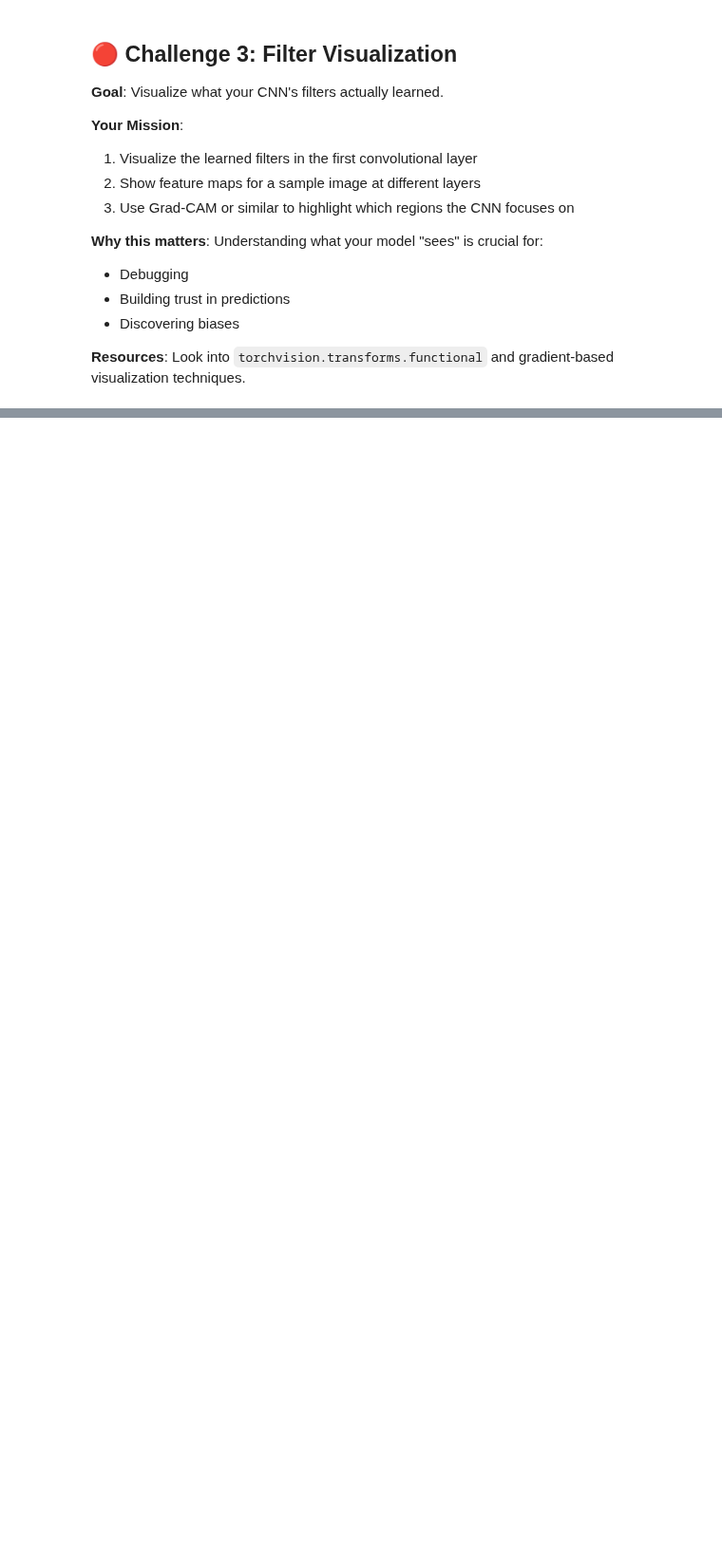
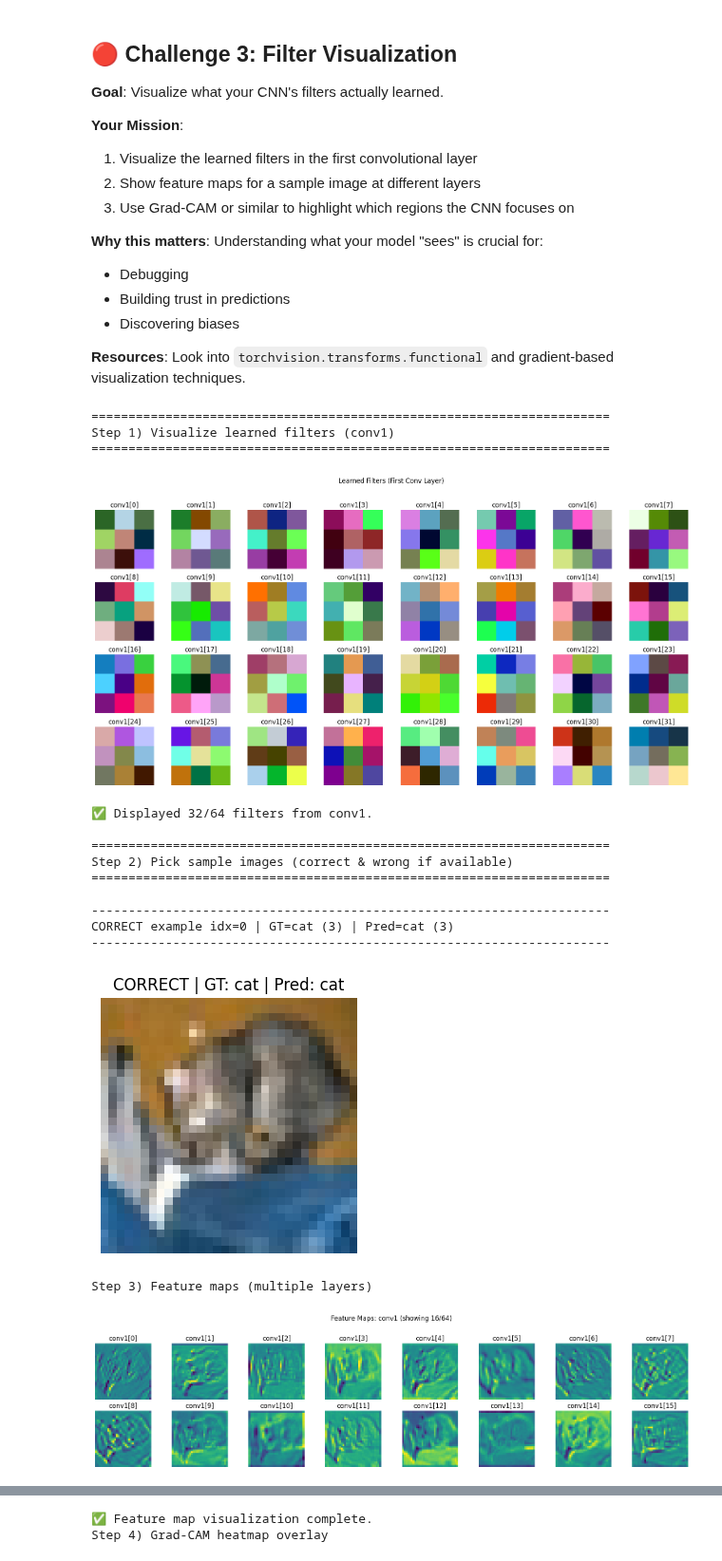
Before and after one commit to frozen1129/ALP, a Jupyter notebook: Lab_03_CNNs (2).ipynb, the cells around one changed output, grey strips where cells are left out. Shown at 95% size. Saved outputs shown, nothing was run; the diff lists cells and outputs as text; code cells hidden in the pictures; blank space fills up the shorter version.

```diff
--- a/Lab_03_CNNs (2).ipynb
+++ b/Lab_03_CNNs (2).ipynb
@@ -1250,4 +2006,36 @@ Try different augmentation strategies:
 
 **Resources**: Look into `torchvision.transforms.functional` and gradient-based visualization techniques.
 # %%
-# Your code here
+import torch
+import numpy as np
+import matplotlib.pyplot as plt
+from torchvision import datasets, transforms
+
+
+classes = ['airplane', 'automobile', 'bird', 'cat', 'deer',
+           'dog', 'frog', 'horse', 'ship', 'truck']
+
+CIFAR_MEAN = np.array([0.4914, 0.4822, 0.4465], dtype=np.float32)
+CIFAR_STD  = np.array([0.2470, 0.2435, 0.2616], dtype=np.float32)
+
+def denormalize(img_tensor):
+
+    img = img_tensor.detach().cpu().permute(1,2,0).numpy()
+    img = img * CIFAR_STD + CIFAR_MEAN
+    img = np.clip(img, 0, 1)
+    return img
+
+def show_img(img_tensor, title=""):
+    plt.figure(figsize=(3.5,3.5))
+    plt.imshow(denormalize(img_tensor))
+    plt.title(title)
+    plt.axis("off")
+    plt.show()
+
+def build_test_dataset(root="./data"):
+    transform_test = transforms.Compose([
+        transforms.ToTensor(),
+        transforms.Normalize(mean=CIFAR_MEAN.tolist(), std=CIFAR_STD.tolist()),
+    ])
+    ds = datasets.CIFAR10(root=root, train=False, download=True, transform=transform_test)
+    return ds
@@ -1253,0 +2287,19 @@ Try different augmentation strategies:
+# %%
+run_challenge3_full(model, device, dataset=test_dataset, target_layer_name="conv3")
+# %% [output]
+======================================================================
+Step 1) Visualize learned filters (conv1)
+======================================================================
+[figure, added]
+✅ Displayed 32/64 filters from conv1.
+
+======================================================================
+Step 2) Pick sample images (correct & wrong if available)
+======================================================================
+
+----------------------------------------------------------------------
+CORRECT example idx=0 | GT=cat (3) | Pred=cat (3)
+----------------------------------------------------------------------
+[figure, added]
+Step 3) Feature maps (multiple layers)
+[figure, added]
@@ -1253,0 +2308,2 @@ Try different augmentation strategies:
+✅ Feature map visualization complete.
+Step 4) Grad-CAM heatmap overlay
```
Also changed, not shown: parts of 24 cells of this notebook.
